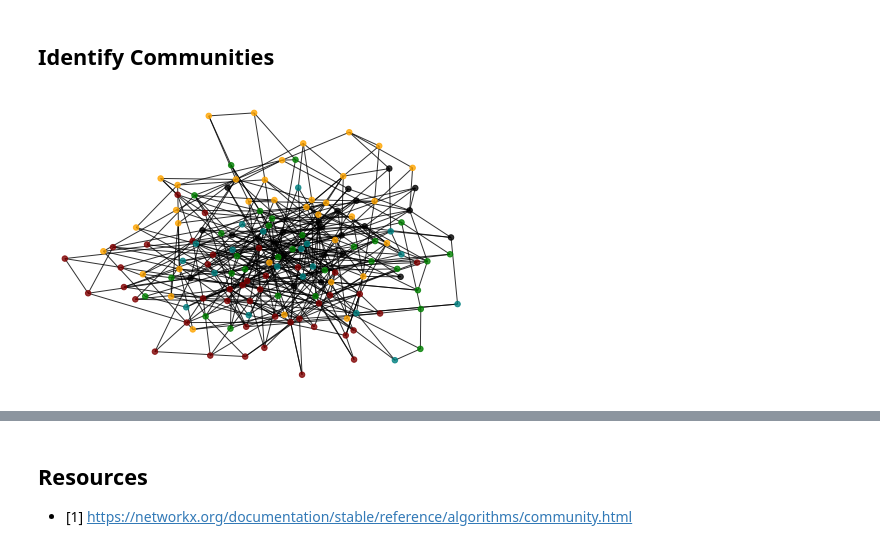
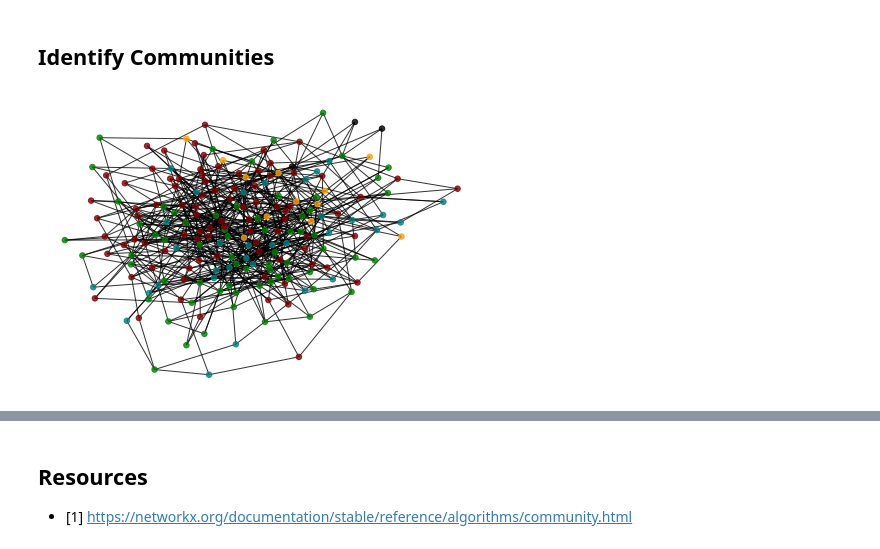
Before and after one commit to vatsal220/medium_articles, a Jupyter notebook: community_detection/detection.ipynb, the cells around one changed output, grey strips where cells are left out. Drawn from its saved outputs; the diff is of its cells as text; code cells hidden in the pictures.

```diff
--- a/community_detection/detection.ipynb
+++ b/community_detection/detection.ipynb
@@ -53,7 +53,7 @@ G = generate_graph_deg_dist(
             4:0.3,
             11:0.01
         },
-        n = 150
+        n = 200
 )
 
 print(nx.info(G))
@@ -134,20 +126,19 @@ color_map = {
 # %%
 unique_coms = np.unique(list(comm_dct.values()))
 cmap = {
     0 : 'maroon',
     1 : 'teal',
     2 : 'black',
     3 : 'orange',
     4 : 'green',
-    5 : 'yellow'
 }
 
 node_cmap = [cmap[v] for _,v in comm_dct.items()]
 
 pos = nx.spring_layout(G)
 nx.draw(G, pos, node_size = 30, alpha = 0.8, node_color=node_cmap)
 plt.show()
 # %% [output]
-[figure, old version]
+[figure, new version]
 # %% [markdown]
 ## Concluding Remarks
```
Also changed, not shown: parts of 5 cells of this notebook.
